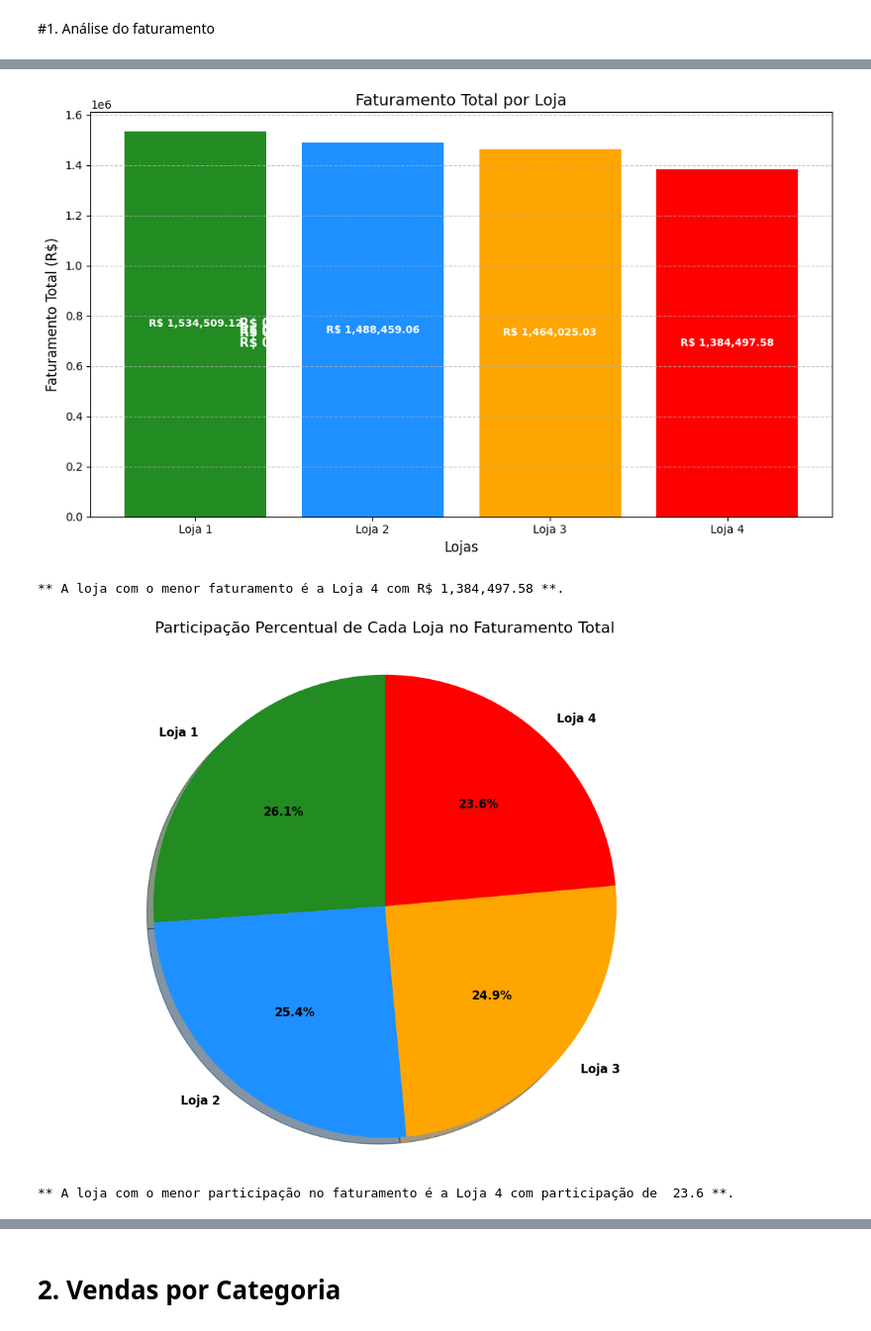
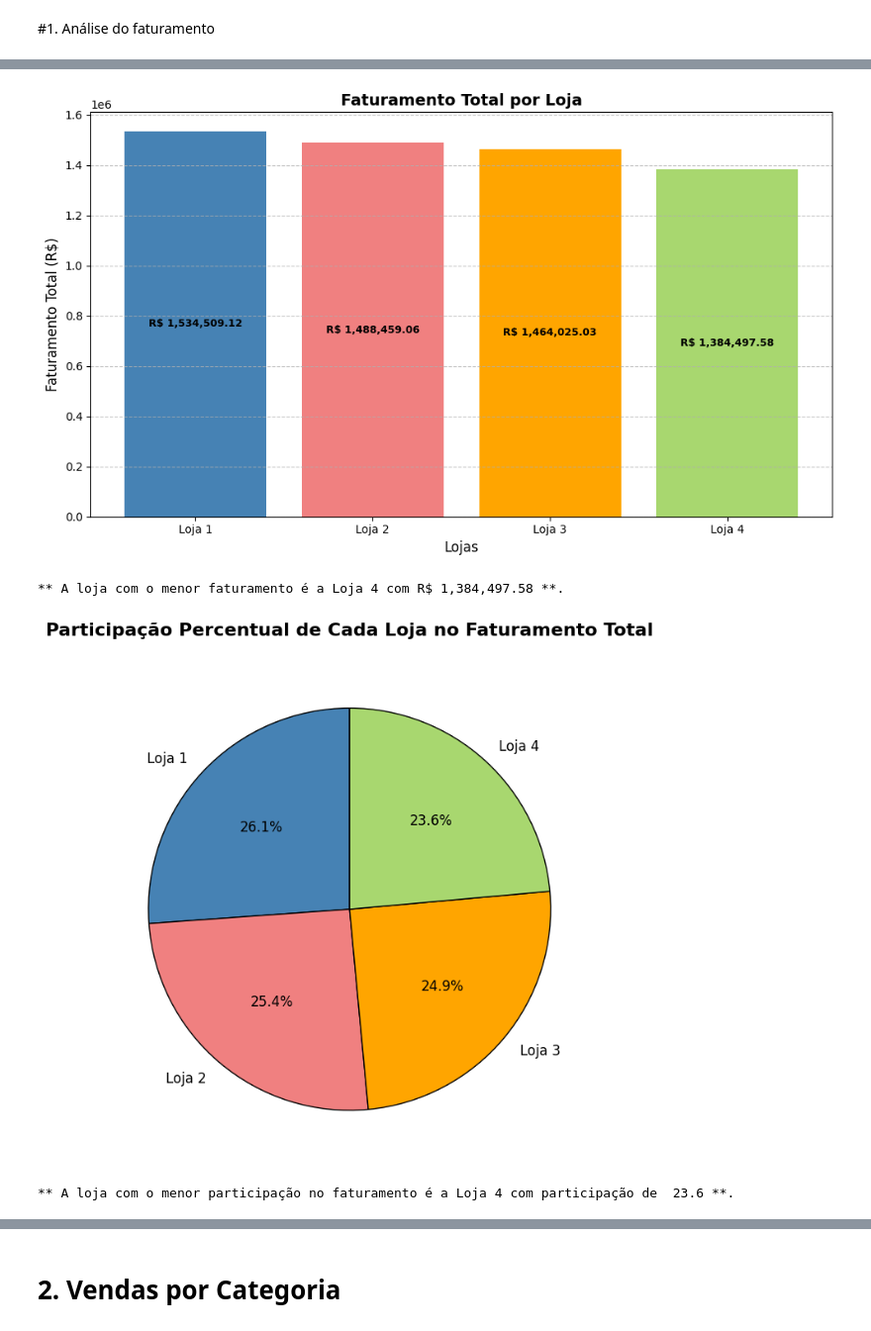
Before and after one commit to EritonPalma/Challenge-Alura-Store---Desafio-1-, a Jupyter notebook: AluraStoreBrasil.ipynb, the cells around one changed output, grey strips where cells are left out. Shown at 99% size. Cells and saved outputs as stored; diff of their text form; code cells hidden in the pictures.

```diff
--- a/AluraStoreBrasil.ipynb
+++ b/AluraStoreBrasil.ipynb
@@ -61,10 +78,13 @@ O Faturamento Total da Loja 4: R$ 1,384,497.58
 # %%
 import matplotlib.pyplot as plt
 
-# Preparar os dados para geração do gráfico de colunas do faturamento
+# Preparar listas para geração do gráfico de colunas do faturamento
 # total de cada loja
 nomes_lojas = ['Loja 1', 'Loja 2', 'Loja 3', 'Loja 4']
 faturamentos = [faturamento_loja1, faturamento_loja2, faturamento_loja3, faturamento_loja4]
+
+# Definir as cores das colunas do gráfico
+cores_finais = ['#4682B4', '#F08080', '#FFA500', '#A8D76F']
 
 #  Identificar a loja com menor faturamento
 loja_menor_fat = nomes_lojas[faturamentos.index(min(faturamentos))]
@@ -77,8 +97,8 @@ barras = plt.bar(nomes_lojas, faturamentos, color=cores_finais)
 for barra in barras:
     yval = barra.get_height()
     # Posição Y: Colocamos o texto a aproximadamente 50% da altura da barra
-    # Cor do Texto: Branco ou Preto para garantir contraste com a cor da barra
-    cor_texto = 'white' if yval > (max(faturamentos) * 0.20) else 'black'
+    # Cor do Texto: Usamos a cor preta para garantir contraste com a cor da barra
+    cor_texto = 'black' # Alterado para preto para melhor legibilidade
 
     plt.text(barra.get_x() + barra.get_width()/2, yval * 0.50, # 50% da altura da barra
              f'R$ {yval:,.2f}',
@@ -89,7 +109,7 @@ for barra in barras:
              fontweight='bold')
 
 # Configurar gráfico de colunas
-plt.title('Faturamento Total por Loja', fontsize=14)
+plt.title('Faturamento Total por Loja', fontsize=14, fontweight='bold')
 plt.xlabel('Lojas', fontsize=12)
 plt.ylabel('Faturamento Total (R$)', fontsize=12)
 plt.xticks(rotation=0)
@@ -103,39 +123,39 @@ plt.show()
 faturamento_minimo = min(faturamentos)
 print(f"\n** A loja com o menor faturamento é a {loja_menor_fat} com R$ {faturamento_minimo:,.2f} **.")
 # %% [output]
-[figure, old version]
+[figure, new version]
 ** A loja com o menor faturamento é a Loja 4 com R$ 1,384,497.58 **.
 # %%
-# Criação do gráfico de pizza
-plt.figure(figsize=(10, 8))
-plt.pie(faturamentos,
-        labels=nomes_lojas,
-        colors=cores_finais,
-        autopct='%1.1f%%',
-        shadow=True,
-        startangle=90,
-        textprops={'fontsize': 12, 'fontweight': 'bold', 'color': 'black'})
+# Configurar e Gerar o Gráfico de Pizza
+plt.figure(figsize=(10, 8)) # Define o tamanho da figura
 
-# Adicionando título
-plt.title('Participação Percentual de Cada Loja no Faturamento Total', fontsize=16, pad=20)
+# Usa o método plt.pie() diretamente com a lista 'faturamentos'
+plt.pie(
+    faturamentos,
+    labels=nomes_lojas,
+    colors=cores_finais,
+    autopct='%1.1f%%',
+    startangle=90,
+    wedgeprops={'edgecolor': 'black'},
+    textprops={'fontsize': 12}
+)
 
-# Garante que o gráfico seja um círculo
-plt.axis('equal')
-plt.tight_layout()
+# Adiciona título
+plt.title('Participação Percentual de Cada Loja no Faturamento Total', fontsize=16, pad=20, fontweight='bold')
 
-# Exibindo o gráfico
+# Mostra o gráfico
 plt.show()
 
 # Conclusão
 faturamento_total_geral = sum(faturamentos)
 # Define loja_menor_fat_index antes de usá-lo
 loja_menor_fat_index = faturamentos.index(min(faturamentos))
 loja_menor_fat = nomes_lojas[loja_menor_fat_index]
 participacao_menor_fat = (min(faturamentos) / faturamento_total_geral) * 100
 
 print(f"\n** A loja com o menor participação no faturamento é a {loja_menor_fat} com participação de  {participacao_menor_fat:,.1f} **.")
 # %% [output]
-[figure, old version]
+[figure, new version]
 ** A loja com o menor participação no faturamento é a Loja 4 com participação de  23.6 **.
 # %%
 # 2. Cálculo do Número de Vendas
```
Also changed, not shown: parts of 15 cells of this notebook.
